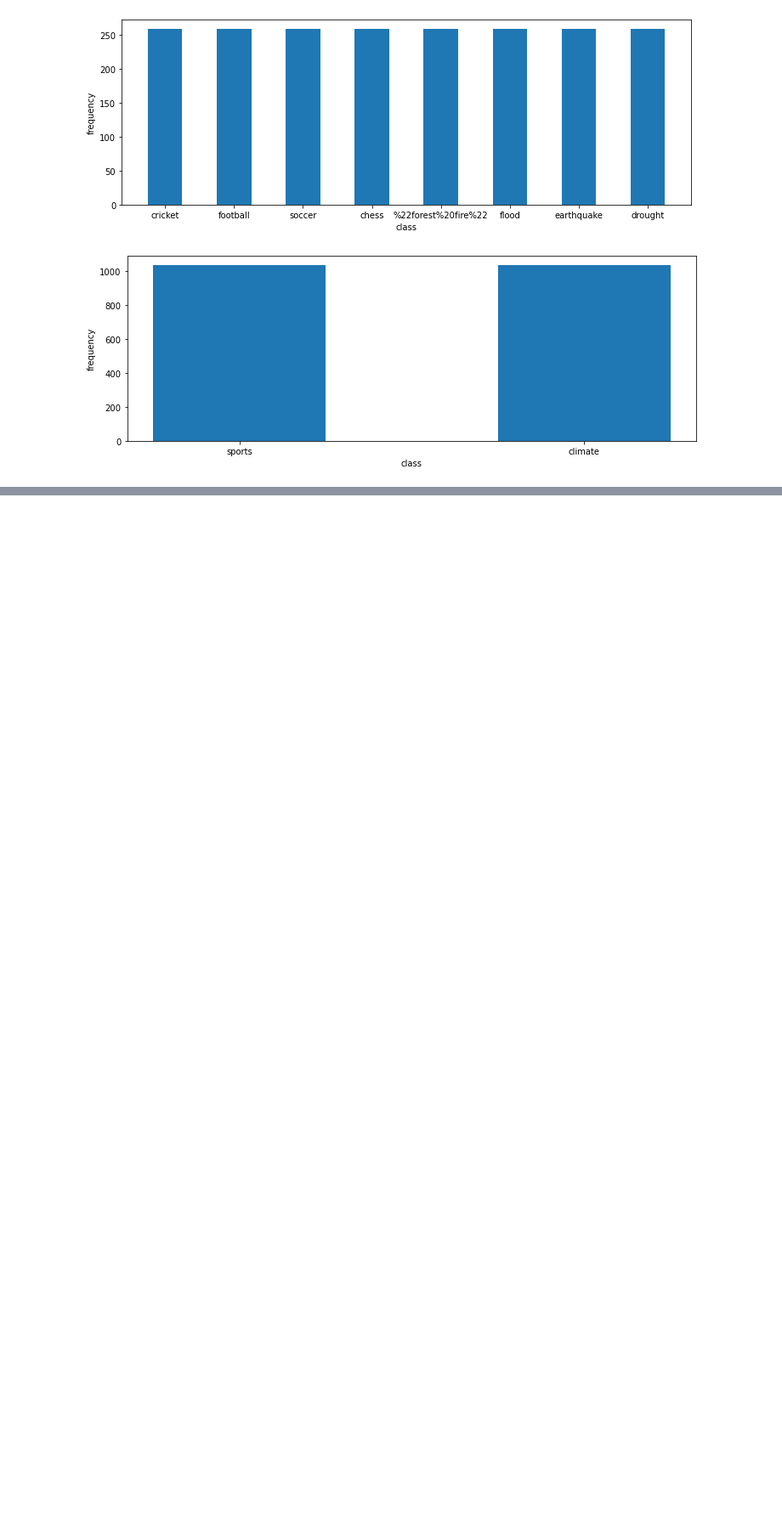
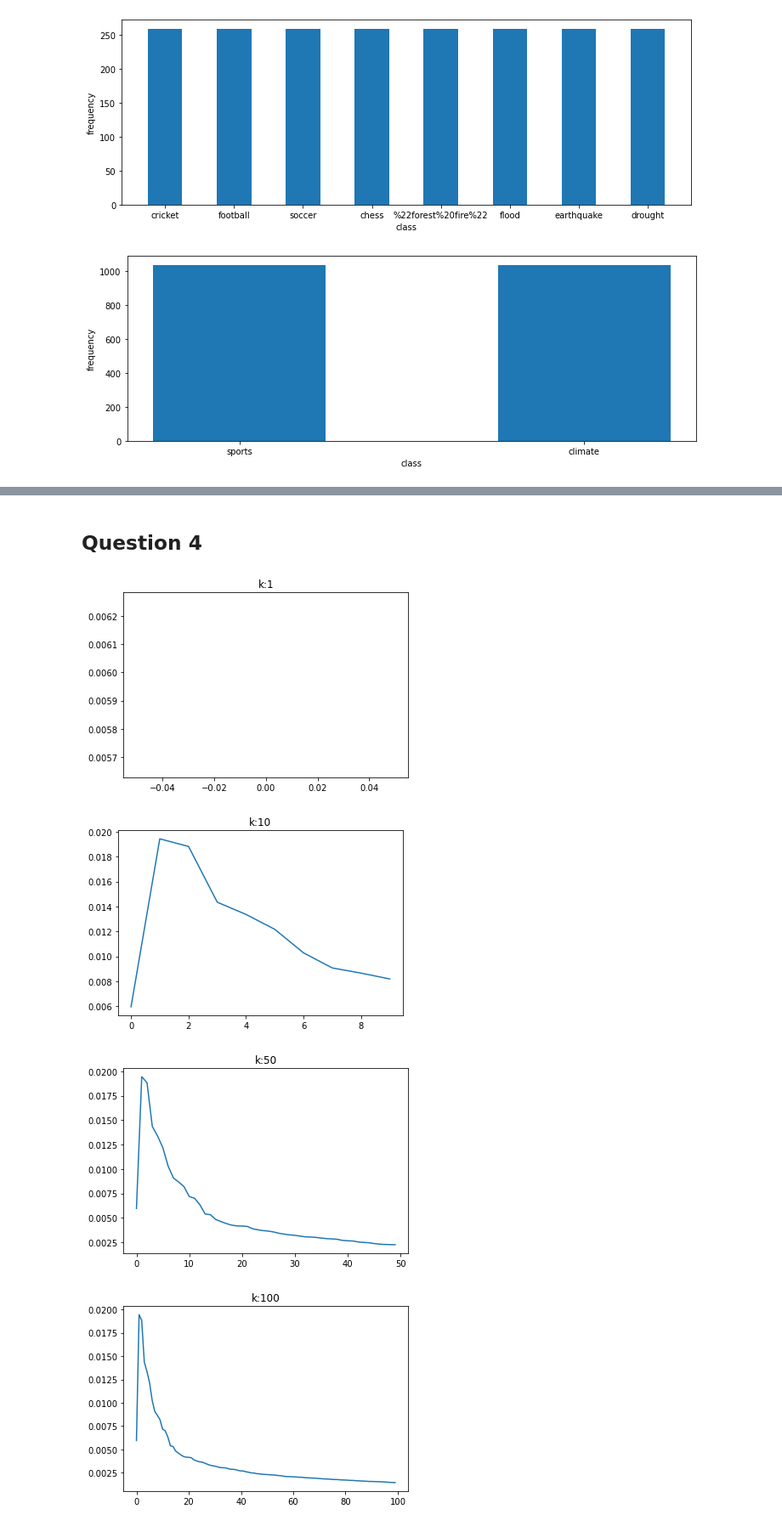
Before and after one commit to zhz03/ECE219_data_mining_project, a Jupyter notebook: Project_1/Project1.ipynb, the cells around one changed output, grey strips where cells are left out. Shown at 85% size. Cells and saved outputs as stored; diff of their text form; code cells hidden in the pictures; blank space fills up the shorter version.

Commit message:
Finish question 4

```diff
--- a/Project_1/Project1.ipynb
+++ b/Project_1/Project1.ipynb
@@ -79,0 +88,14 @@ q1.histogram_bc(df,'root_label')
+# %%
+from sklearn.model_selection import train_test_split
+
+def question2(train,test):
+
+    train_num = train.shape[0]
+    test_num = test.shape[0]
+    return train_num,test_num
+
+train, test = train_test_split(df[["full_text","root_label"]], test_size=0.2)
+
+train_num,test_num = question2(train,test)
+print("train number:{}".format(train_num))
+print("test number:{}".format(test_num))
@@ -79,0 +205,6 @@ q1.histogram_bc(df,'root_label')
+# %%
+X_train_counts = count_vect.fit_transform(train.full_text)
+print(X_train_counts.shape)
+
+X_test_counts = count_vect.fit_transform(test.full_text)
+print(X_test_counts.shape)
@@ -79,0 +214,6 @@ q1.histogram_bc(df,'root_label')
+# %%
+from sklearn.feature_extraction.text import TfidfTransformer
+
+tfidf_transformer = TfidfTransformer()
+X_train_tfidf = tfidf_transformer.fit_transform(X_train_counts)
+print(X_train_tfidf.shape)
@@ -79,0 +230,16 @@ q1.histogram_bc(df,'root_label')
+# %% [markdown]
+## Question 4
+# %%
+# The explained variance ratio plot
+k = [1, 10, 50, 100, 200, 500, 1000, 2000]
+for i in range(len(k)):
+    SVD = TruncatedSVD(n_components=k[i], random_state=0)
+    SVD.fit_transform(X_train_tfidf)
+    fig = plt.plot(SVD.explained_variance_ratio_)
+    plt.title("k:{}".format(k[i]))
+    plt.show()
+# %% [output]
+[figure, added]
+[figure, added]
+[figure, added]
+[figure, added]
```
Also changed, not shown: parts of 20 cells of this notebook.
